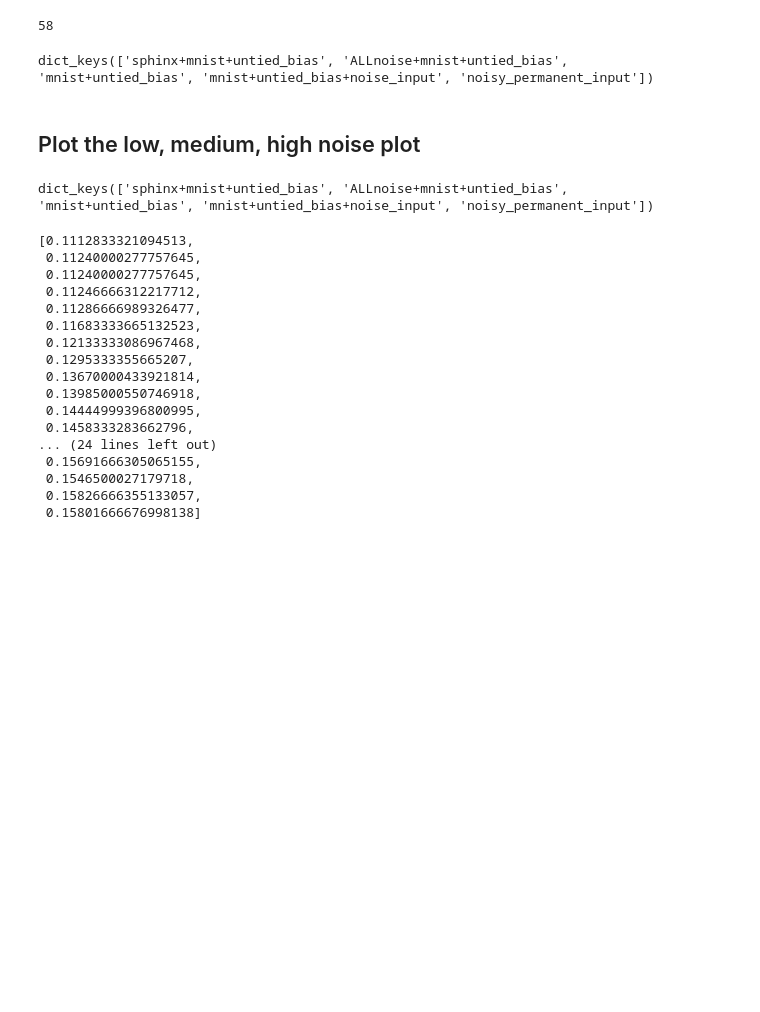
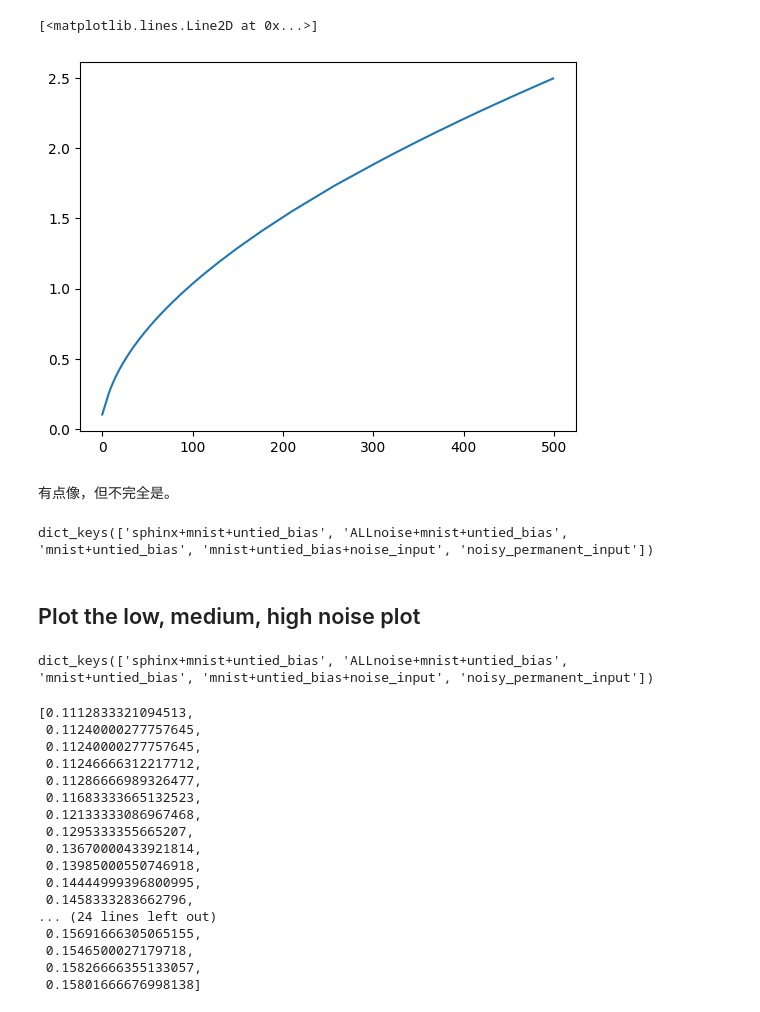
Before and after one commit to tianhan4/dpsgd, a Jupyter notebook: DrawPrivacyPlot.ipynb, the cells around one changed output. Saved outputs shown, nothing was run; the diff lists cells and outputs as text; code cells hidden in the pictures; blank space fills up the shorter version.

```diff
--- a/DrawPrivacyPlot.ipynb
+++ b/DrawPrivacyPlot.ipynb
@@ -7,9 +7,19 @@ l2_norm_clip = 3.0
 epochs = 40
 delta = 1e-5  # it is recommended to use delta~=1/dataset_size
 microbatch_size = 64
+# %%
+# get the noise:
+# compare it with the original
+epsilons = []
+max_step = 50000
+for step in range(1, max_step, 100):
+    epsilons.append(compute_epsilon(step, 0.01, 4))
+# plot the noise
+plt.plot(epsilons)
+# %% [output]
+[<matplotlib.lines.Line2D at 0x...>]
+[figure, added]
+# %% [markdown]
+有点像，但不完全是。
 # %%
 steps_in_one_epoch = 60000 // 1024
-# %%
-steps_in_one_epoch
-# %% [output]
-58
```
Also changed, not shown: parts of 3 cells of this notebook, 1 other file.
